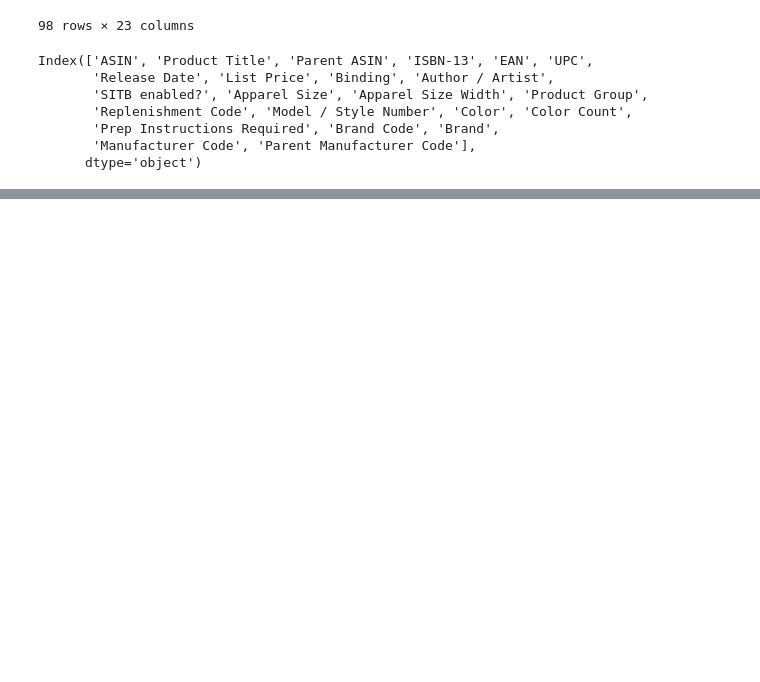
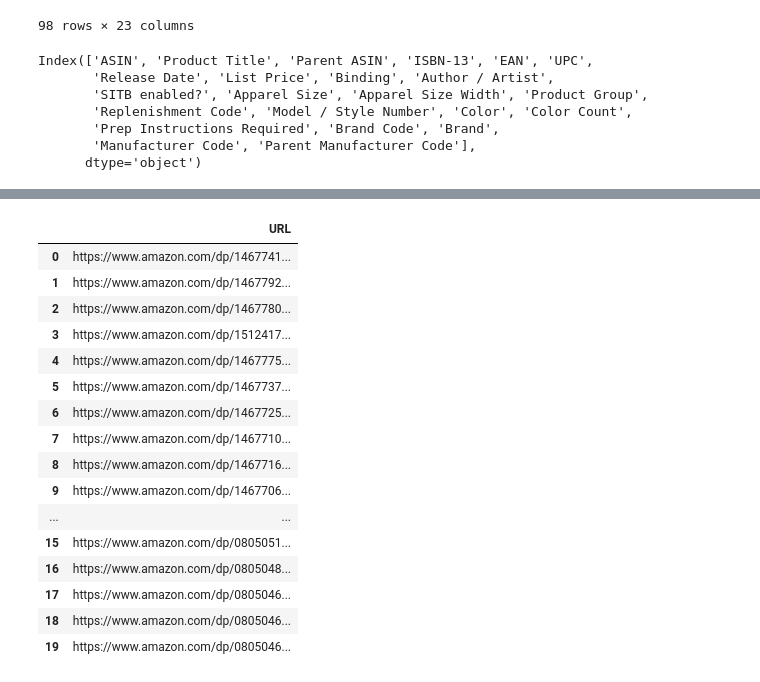
Before and after one commit to knwright/ETL_Project, a Jupyter notebook: ASIN_pull.ipynb, the cells around one changed output, grey strips where cells are left out. Cells and saved outputs as stored; diff of their text form; code cells hidden in the pictures; blank space fills up the shorter version.

```diff
--- a/ASIN_pull.ipynb
+++ b/ASIN_pull.ipynb
@@ -70,2 +72,38 @@ Cent_books_clean.head(20)
 # %%
 Cent_books_clean.to_csv("21stCenturyBooks_ASIN.csv")
+# %%
+#Create a dataframe to hold all of the API call data
+col_name = ["URL"]
+urls_df = pd.DataFrame(columns=col_name)
+
+# Loop through the list of cities and add the data to the dataframe.
+url = "https://www.amazon.com/dp/"
+
+row_count = 1
+
+for index, row in Cent_books_clean.iterrows():
+    query_asin = row["ASIN"]
+    query_url = url + query_asin + "/"
+    url_data = requests.get(query_url)
+    urls_df.set_value(index, "URL", query_url)
+    row_count +=1
+
+urls_df.head(20)
+# %% [output]
+|  | URL |
+| 0 | https://www.amazon.com/dp/1467741... |
+| 1 | https://www.amazon.com/dp/1467792... |
+| 2 | https://www.amazon.com/dp/1467780... |
+| 3 | https://www.amazon.com/dp/1512417... |
+| 4 | https://www.amazon.com/dp/1467775... |
+| 5 | https://www.amazon.com/dp/1467737... |
+| 6 | https://www.amazon.com/dp/1467725... |
+| 7 | https://www.amazon.com/dp/1467710... |
+| 8 | https://www.amazon.com/dp/1467716... |
+| 9 | https://www.amazon.com/dp/1467706... |
+| ... | ... |
+| 15 | https://www.amazon.com/dp/0805051... |
+| 16 | https://www.amazon.com/dp/0805048... |
+| 17 | https://www.amazon.com/dp/0805046... |
+| 18 | https://www.amazon.com/dp/0805046... |
+| 19 | https://www.amazon.com/dp/0805046... |
```
Also changed, not shown: parts of 4 cells of this notebook, 2 other files.
